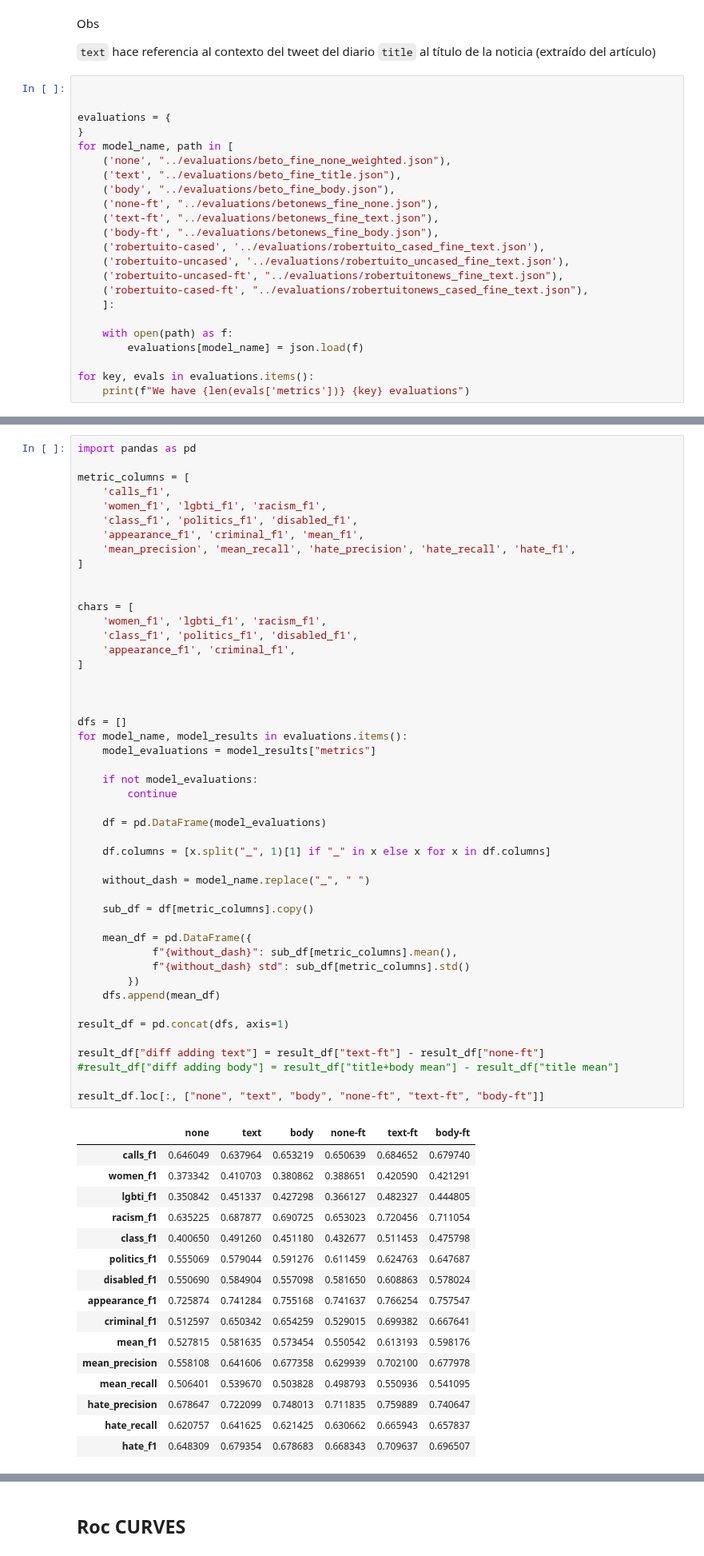
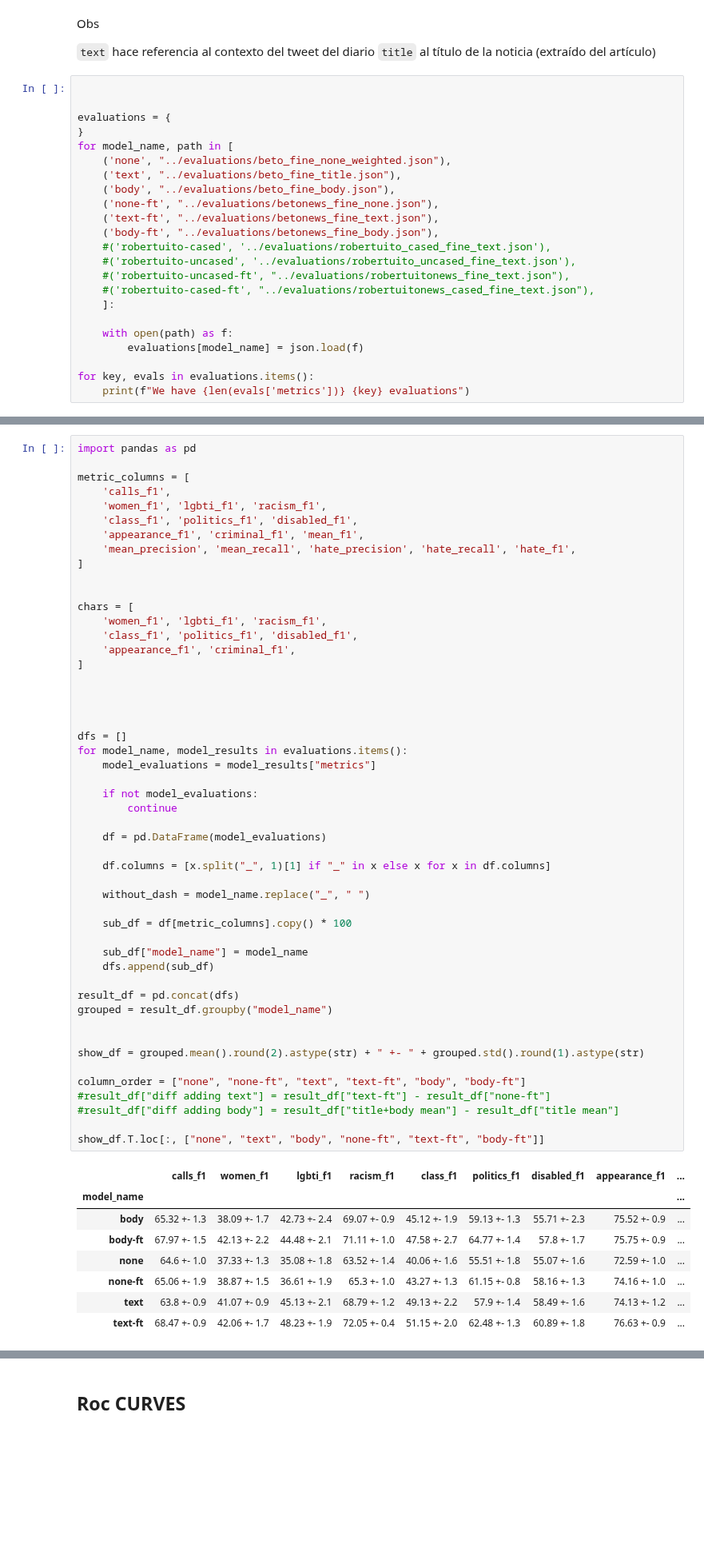
Before and after one commit to finiteautomata/contextualized-hatespeech-classification, a Jupyter notebook: notebooks/Results - finegrained new.ipynb, the cells around one changed output, grey strips where cells are left out. Shown at 80% size. Drawn from its saved outputs; the diff is of its cells as text; blank space fills up the shorter version.

Commit message:
Update table results

```diff
--- a/notebooks/Results - finegrained new.ipynb
+++ b/notebooks/Results - finegrained new.ipynb
@@ -46,10 +44,10 @@ for model_name, path in [
     ('none-ft', "../evaluations/betonews_fine_none.json"),
     ('text-ft', "../evaluations/betonews_fine_text.json"),
     ('body-ft', "../evaluations/betonews_fine_body.json"),
-    ('robertuito-cased', '../evaluations/robertuito_cased_fine_text.json'),
-    ('robertuito-uncased', '../evaluations/robertuito_uncased_fine_text.json'),
-    ('robertuito-uncased-ft', "../evaluations/robertuitonews_fine_text.json"),
-    ('robertuito-cased-ft', "../evaluations/robertuitonews_cased_fine_text.json"),
+    #('robertuito-cased', '../evaluations/robertuito_cased_fine_text.json'),
+    #('robertuito-uncased', '../evaluations/robertuito_uncased_fine_text.json'),
+    #('robertuito-uncased-ft', "../evaluations/robertuitonews_fine_text.json"),
+    #('robertuito-cased-ft', "../evaluations/robertuitonews_cased_fine_text.json"),
     ]:
 
     with open(path) as f:
@@ -80,56 +74,51 @@ metric_columns = [
 ]
 
 
 chars = [
     'women_f1', 'lgbti_f1', 'racism_f1',
     'class_f1', 'politics_f1', 'disabled_f1',
     'appearance_f1', 'criminal_f1',
 ]
 
 
 
+
 dfs = []
 for model_name, model_results in evaluations.items():
     model_evaluations = model_results["metrics"]
 
     if not model_evaluations:
         continue
 
     df = pd.DataFrame(model_evaluations)
 
     df.columns = [x.split("_", 1)[1] if "_" in x else x for x in df.columns]
 
     without_dash = model_name.replace("_", " ")
 
-    sub_df = df[metric_columns].copy()
+    sub_df = df[metric_columns].copy() * 100
 
-    mean_df = pd.DataFrame({
-            f"{without_dash}": sub_df[metric_columns].mean(),
-            f"{without_dash} std": sub_df[metric_columns].std()
-        })
-    dfs.append(mean_df)
+    sub_df["model_name"] = model_name
+    dfs.append(sub_df)
 
-result_df = pd.concat(dfs, axis=1)
+result_df = pd.concat(dfs)
+grouped = result_df.groupby("model_name")
 
-result_df["diff adding text"] = result_df["text-ft"] - result_df["none-ft"]
+
+show_df = grouped.mean().round(2).astype(str) + " +- " + grouped.std().round(1).astype(str)
+
+column_order = ["none", "none-ft", "text", "text-ft", "body", "body-ft"]
+#result_df["diff adding text"] = result_df["text-ft"] - result_df["none-ft"]
 #result_df["diff adding body"] = result_df["title+body mean"] - result_df["title mean"]
 
-result_df.loc[:, ["none", "text", "body", "none-ft", "text-ft", "body-ft"]]
+show_df.T.loc[:, ["none", "text", "body", "none-ft", "text-ft", "body-ft"]]
 # %% [output]
-|  | none | text | body | none-ft | text-ft | body-ft |
-| calls_f1 | 0.646049 | 0.637964 | 0.653219 | 0.650639 | 0.684652 | 0.679740 |
-| women_f1 | 0.373342 | 0.410703 | 0.380862 | 0.388651 | 0.420590 | 0.421291 |
-| lgbti_f1 | 0.350842 | 0.451337 | 0.427298 | 0.366127 | 0.482327 | 0.444805 |
-| racism_f1 | 0.635225 | 0.687877 | 0.690725 | 0.653023 | 0.720456 | 0.711054 |
-| class_f1 | 0.400650 | 0.491260 | 0.451180 | 0.432677 | 0.511453 | 0.475798 |
-| politics_f1 | 0.555069 | 0.579044 | 0.591276 | 0.611459 | 0.624763 | 0.647687 |
-| disabled_f1 | 0.550690 | 0.584904 | 0.557098 | 0.581650 | 0.608863 | 0.578024 |
-| appearance_f1 | 0.725874 | 0.741284 | 0.755168 | 0.741637 | 0.766254 | 0.757547 |
-| criminal_f1 | 0.512597 | 0.650342 | 0.654259 | 0.529015 | 0.699382 | 0.667641 |
-| mean_f1 | 0.527815 | 0.581635 | 0.573454 | 0.550542 | 0.613193 | 0.598176 |
-| mean_precision | 0.558108 | 0.641606 | 0.677358 | 0.629939 | 0.702100 | 0.677978 |
-| mean_recall | 0.506401 | 0.539670 | 0.503828 | 0.498793 | 0.550936 | 0.541095 |
-| hate_precision | 0.678647 | 0.722099 | 0.748013 | 0.711835 | 0.759889 | 0.740647 |
-| hate_recall | 0.620757 | 0.641625 | 0.621425 | 0.630662 | 0.665943 | 0.657837 |
-| hate_f1 | 0.648309 | 0.679354 | 0.678683 | 0.668343 | 0.709637 | 0.696507 |
+|  | calls_f1 | women_f1 | lgbti_f1 | racism_f1 | class_f1 | politics_f1 | disabled_f1 | appearance_f1 | ... |
+| model_name |  |  |  |  |  |  |  |  | ... |
+| body | 65.32 +- 1.3 | 38.09 +- 1.7 | 42.73 +- 2.4 | 69.07 +- 0.9 | 45.12 +- 1.9 | 59.13 +- 1.3 | 55.71 +- 2.3 | 75.52 +- 0.9 | ... |
+| body-ft | 67.97 +- 1.5 | 42.13 +- 2.2 | 44.48 +- 2.1 | 71.11 +- 1.0 | 47.58 +- 2.7 | 64.77 +- 1.4 | 57.8 +- 1.7 | 75.75 +- 0.9 | ... |
+| none | 64.6 +- 1.0 | 37.33 +- 1.3 | 35.08 +- 1.8 | 63.52 +- 1.4 | 40.06 +- 1.6 | 55.51 +- 1.8 | 55.07 +- 1.6 | 72.59 +- 1.0 | ... |
+| none-ft | 65.06 +- 1.9 | 38.87 +- 1.5 | 36.61 +- 1.9 | 65.3 +- 1.0 | 43.27 +- 1.3 | 61.15 +- 0.8 | 58.16 +- 1.3 | 74.16 +- 1.0 | ... |
+| text | 63.8 +- 0.9 | 41.07 +- 0.9 | 45.13 +- 2.1 | 68.79 +- 1.2 | 49.13 +- 2.2 | 57.9 +- 1.4 | 58.49 +- 1.6 | 74.13 +- 1.2 | ... |
+| text-ft | 68.47 +- 0.9 | 42.06 +- 1.7 | 48.23 +- 1.9 | 72.05 +- 0.4 | 51.15 +- 2.0 | 62.48 +- 1.3 | 60.89 +- 1.8 | 76.63 +- 0.9 | ... |
 # %%
```
Also changed, not shown: parts of 3 cells of this notebook, 1 other file.
